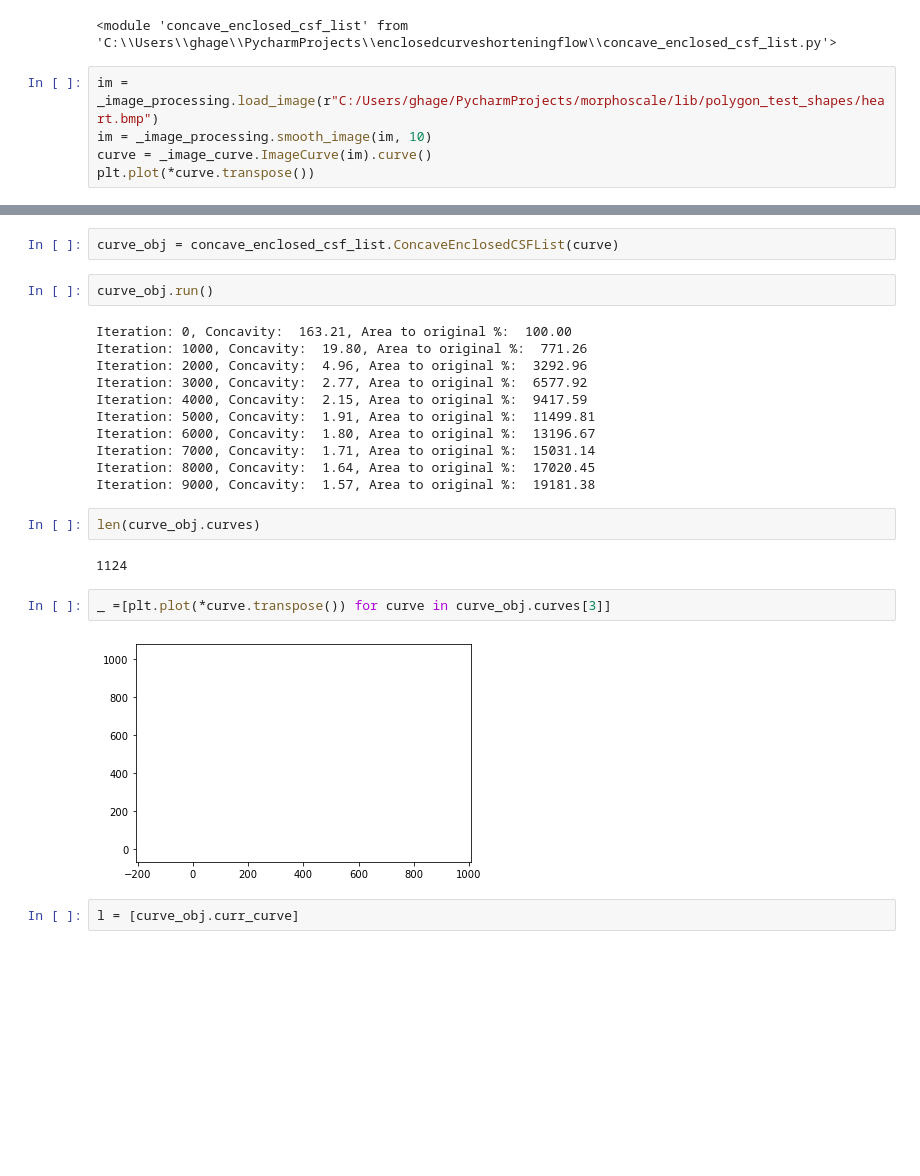
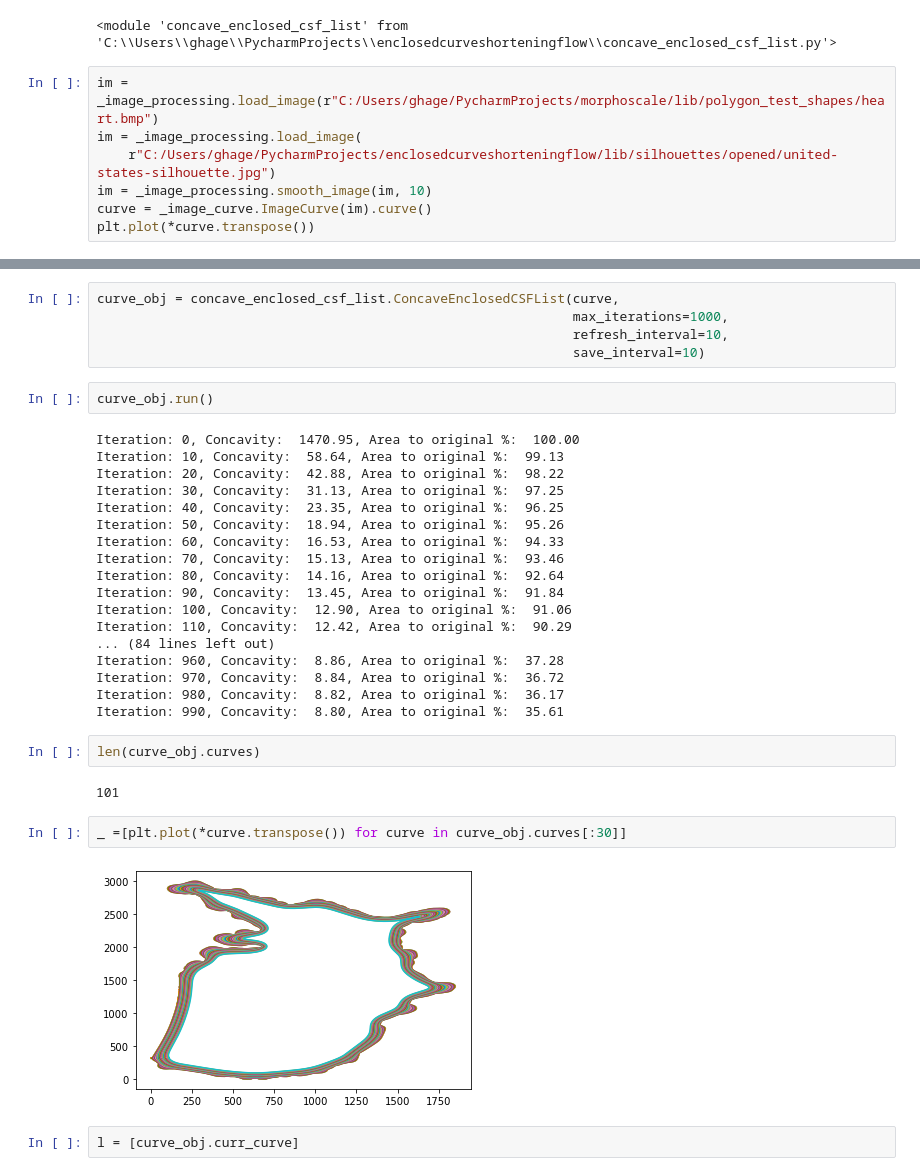
Before and after one commit to ghager93/convexcurveshortening, a Jupyter notebook: oop_test.ipynb, the cells around one changed output, grey strips where cells are left out. Drawn from its saved outputs; the diff is of its cells as text; blank space fills up the shorter version.

```diff
--- a/oop_test.ipynb
+++ b/oop_test.ipynb
@@ -13,6 +13,8 @@ importlib.reload(concave_enclosed_csf_list)
 <module 'concave_enclosed_csf_list' from 'C:\\Users\\ghage\\PycharmProjects\\enclosedcurveshorteningflow\\concave_enclosed_csf_list.py'>
 # %%
 im = _image_processing.load_image(r"C:/Users/ghage/PycharmProjects/morphoscale/lib/polygon_test_shapes/heart.bmp")
+im = _image_processing.load_image(
+    r"C:/Users/ghage/PycharmProjects/enclosedcurveshorteningflow/lib/silhouettes/opened/united-states-silhouette.jpg")
 im = _image_processing.smooth_image(im, 10)
 curve = _image_curve.ImageCurve(im).curve()
 plt.plot(*curve.transpose())
@@ -22,26 +24,36 @@ plt.plot(*curve.transpose())
 # %%
-curve_obj = concave_enclosed_csf_list.ConcaveEnclosedCSFList(curve)
+curve_obj = concave_enclosed_csf_list.ConcaveEnclosedCSFList(curve,
+                                                             max_iterations=1000,
+                                                             refresh_interval=10,
+                                                             save_interval=10)
 # %%
 curve_obj.run()
 # %% [output]
-Iteration: 0, Concavity:  163.21, Area to original %:  100.00
-Iteration: 1000, Concavity:  19.80, Area to original %:  771.26
-Iteration: 2000, Concavity:  4.96, Area to original %:  3292.96
-Iteration: 3000, Concavity:  2.77, Area to original %:  6577.92
-Iteration: 4000, Concavity:  2.15, Area to original %:  9417.59
-Iteration: 5000, Concavity:  1.91, Area to original %:  11499.81
-Iteration: 6000, Concavity:  1.80, Area to original %:  13196.67
-Iteration: 7000, Concavity:  1.71, Area to original %:  15031.14
-Iteration: 8000, Concavity:  1.64, Area to original %:  17020.45
-Iteration: 9000, Concavity:  1.57, Area to original %:  19181.38
+Iteration: 0, Concavity:  1470.95, Area to original %:  100.00
+Iteration: 10, Concavity:  58.64, Area to original %:  99.13
+Iteration: 20, Concavity:  42.88, Area to original %:  98.22
+Iteration: 30, Concavity:  31.13, Area to original %:  97.25
+Iteration: 40, Concavity:  23.35, Area to original %:  96.25
+Iteration: 50, Concavity:  18.94, Area to original %:  95.26
+Iteration: 60, Concavity:  16.53, Area to original %:  94.33
+Iteration: 70, Concavity:  15.13, Area to original %:  93.46
+Iteration: 80, Concavity:  14.16, Area to original %:  92.64
+Iteration: 90, Concavity:  13.45, Area to original %:  91.84
+Iteration: 100, Concavity:  12.90, Area to original %:  91.06
+Iteration: 110, Concavity:  12.42, Area to original %:  90.29
+... (84 lines left out)
+Iteration: 960, Concavity:  8.86, Area to original %:  37.28
+Iteration: 970, Concavity:  8.84, Area to original %:  36.72
+Iteration: 980, Concavity:  8.82, Area to original %:  36.17
+Iteration: 990, Concavity:  8.80, Area to original %:  35.61
 # %%
 len(curve_obj.curves)
 # %% [output]
-1124
+101
 # %%
-_ =[plt.plot(*curve.transpose()) for curve in curve_obj.curves[3]]
+_ =[plt.plot(*curve.transpose()) for curve in curve_obj.curves[:30]]
 # %% [output]
-[figure, old version]
+[figure, new version]
 # %%
 l = [curve_obj.curr_curve]
 # %%
```
Also changed, not shown: parts of 1 cell of this notebook, 2 other files.
